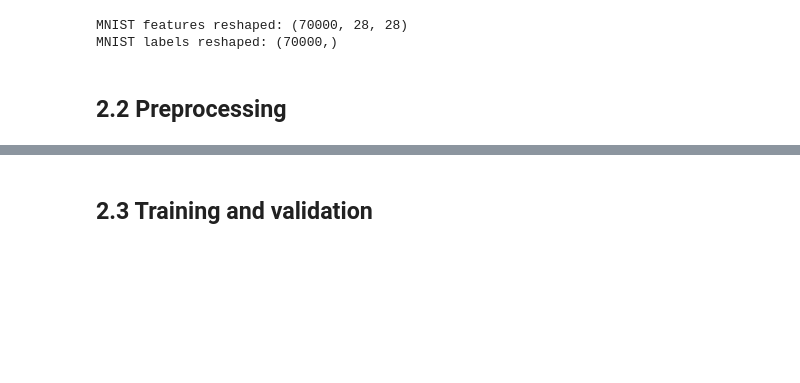
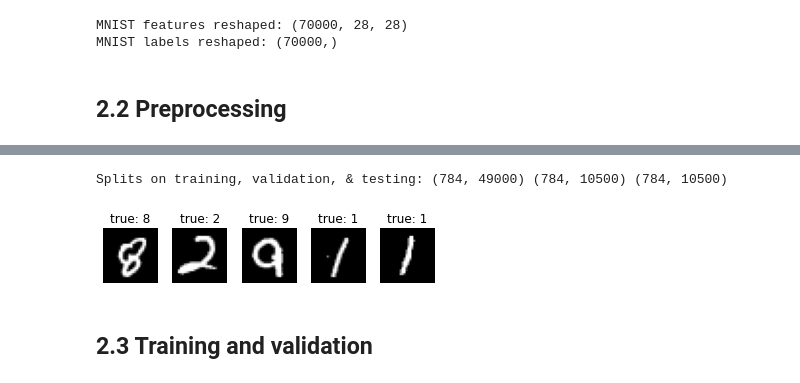
Before and after one commit to vtd9/multilayer-perceptron, a Jupyter notebook: HW1.ipynb, the cells around one changed output, grey strips where cells are left out. Cells and saved outputs as stored; diff of their text form; code cells hidden in the pictures; blank space fills up the shorter version.

```diff
--- a/HW1.ipynb
+++ b/HW1.ipynb
@@ -836,2 +848,14 @@ Splits on training, validation, & testing: (784, 49000) (784, 10500) (784, 10500
+# %%
+# Shuffle the data
+mnist_set.shuffle()
+Utility.plot_images(mnist_set, 5)
+
+# Divide the data
+mnist_set.divide()
+print('Splits on training, validation, & testing:',
+      mnist_set.X_train.shape, mnist_set.X_valid.shape, mnist_set.X_test.shape)
+# %% [output]
+Splits on training, validation, & testing: (784, 49000) (784, 10500) (784, 10500)
+[figure, added]
 # %% [markdown]
 ## 2.3 Training and validation
```
Also changed, not shown: parts of 25 cells of this notebook.
